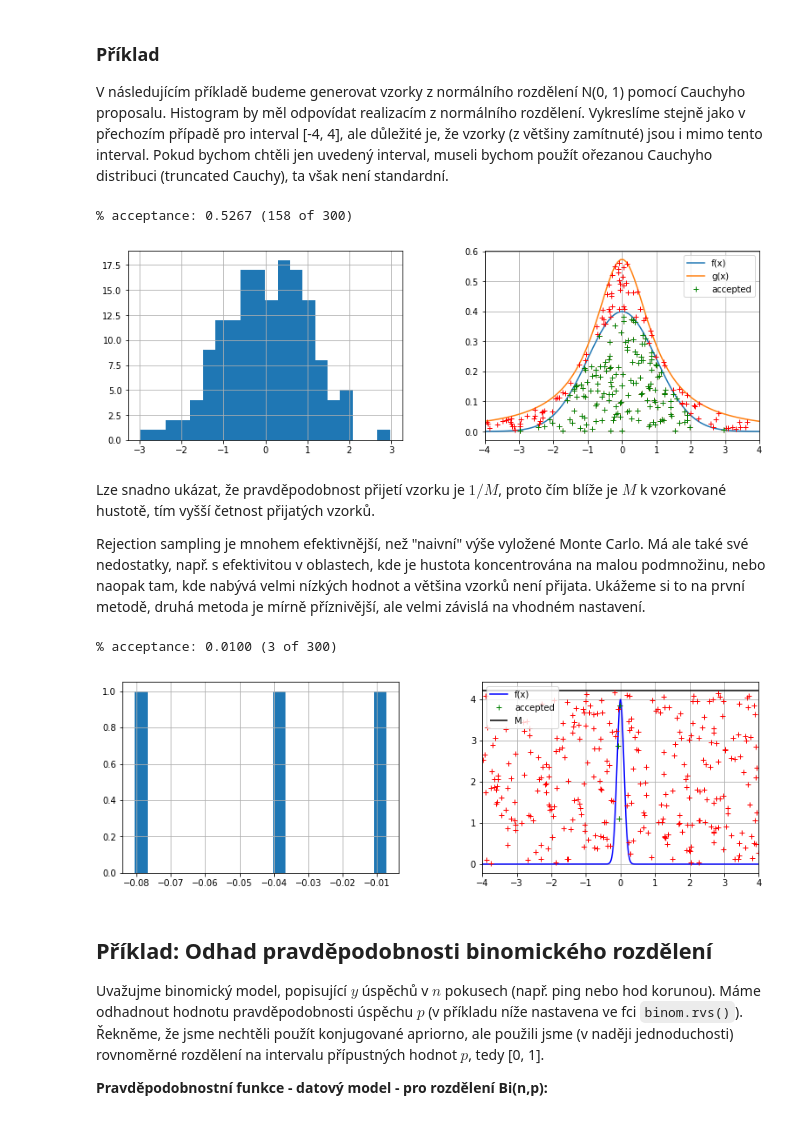
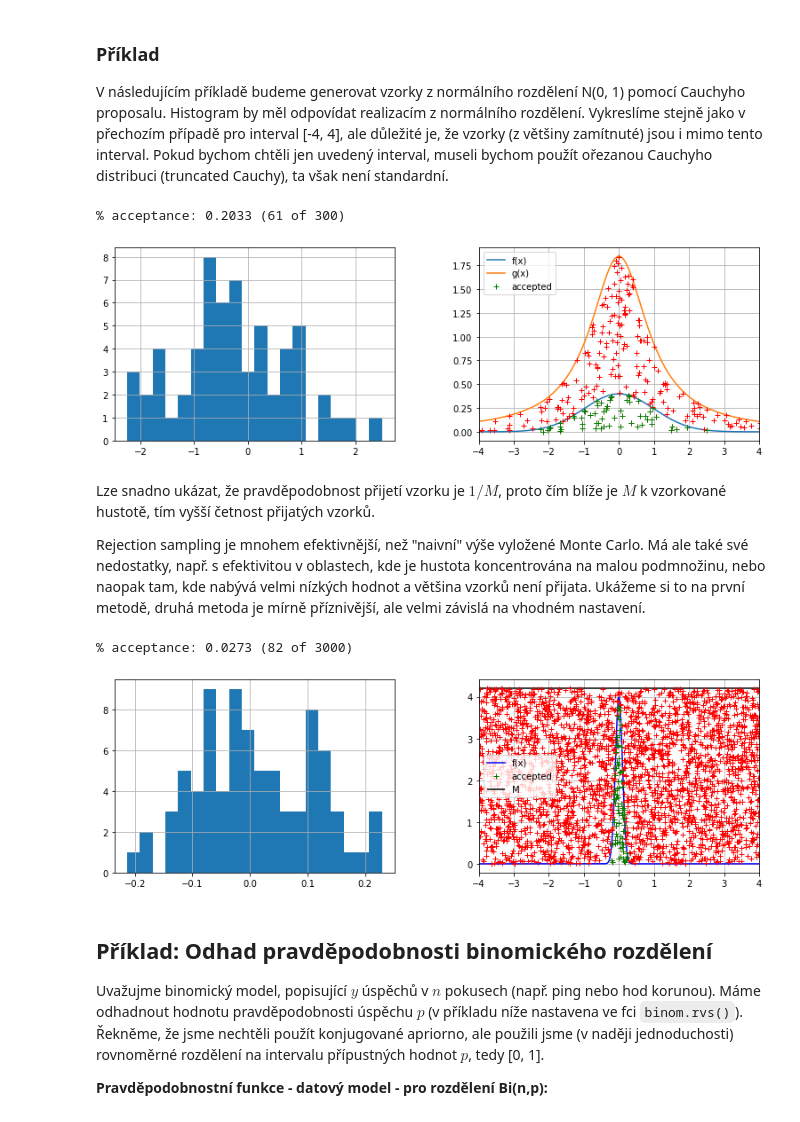
Before and after one commit to TaIos/bml, a Jupyter notebook: prednasky/Monte_Carlo_uvod_KD.ipynb, the cells around one changed output. Saved outputs shown, nothing was run; the diff lists cells and outputs as text; code cells hidden in the pictures.

```diff
--- a/prednasky/Monte_Carlo_uvod_KD.ipynb
+++ b/prednasky/Monte_Carlo_uvod_KD.ipynb
@@ -208,7 +208,7 @@ $$
 V následujícím příkladě budeme generovat vzorky z normálního rozdělení N(0, 1) pomocí Cauchyho proposalu. Histogram by měl odpovídat realizacím z normálního rozdělení. Vykreslíme stejně jako v přechozím případě pro interval [-4, 4], ale důležité je, že vzorky (z většiny zamítnuté) jsou i mimo tento interval. Pokud bychom chtěli jen uvedený interval, museli bychom použít ořezanou Cauchyho distribuci (truncated Cauchy), ta však není standardní.
 # %%
 nsamples = 300     ### Number of samples
-M = 1.8            ### M
+M = 5.8            ### M
 
 samples_u = np.random.uniform(low=0., high=1., size=nsamples)  # uniform samples
 samples_x = cauchy.rvs(size=nsamples)                          # proposal samples
@@ -230,37 +230,37 @@ plt.xlim(-4, 4)
 plt.legend()
 plt.show()
 # %% [output]
-% acceptance: 0.5267 (158 of 300)
+% acceptance: 0.2033 (61 of 300)
-[figure, old version]
+[figure, new version]
 # %% [markdown]
 Lze snadno ukázat, že pravděpodobnost přijetí vzorku je $1/M$, proto čím blíže je $M$ k vzorkované hustotě, tím vyšší četnost přijatých vzorků.
 
 Rejection sampling je mnohem efektivnější, než "naivní" výše vyložené Monte Carlo. Má ale také své nedostatky, např. s efektivitou v oblastech, kde je hustota koncentrována na malou podmnožinu, nebo naopak tam, kde nabývá velmi nízkých hodnot a většina vzorků není přijata. Ukážeme si to na první metodě, druhá metoda je mírně příznivější, ale velmi závislá na vhodném nastavení.
 # %%
-nsamples = 300     ### Number of samples
+nsamples = 3000     ### Number of samples
 M = 4.2            ### M
 
 samples_u = np.random.uniform(low=0., high=M, size=nsamples)   # uniform samples
 samples_x = np.random.uniform(-4, 4, size=nsamples)            # proposal samples
 fx = norm.pdf(samples_x, scale=.1)                             # value of f(x)
 accepted = np.where(samples_u < fx)[0]
 
 print("% acceptance: {0:.4f} ({1} of {2})".format(accepted.size/nsamples, accepted.size, nsamples))
 plt.figure(figsize=(13, 4))
 plt.subplot(121)
 plt.hist(samples_x[accepted], bins=20)
 plt.subplot(122)
 x = np.linspace(-4, 4, 1000)
 plt.plot(x, norm.pdf(x, scale=.1), 'b', label='f(x)')
 plt.hlines(M, x.min(), x.max(), label='M')
 plt.plot(samples_x, samples_u, 'r+')
 plt.plot(samples_x[accepted], samples_u[accepted], 'g+', label='accepted')
 plt.xlim(-4, 4)
 plt.legend()
 plt.show()
 # %% [output]
-% acceptance: 0.0100 (3 of 300)
+% acceptance: 0.0273 (82 of 3000)
-[figure, old version]
+[figure, new version]
 # %% [markdown]
 ## Příklad: Odhad pravděpodobnosti binomického rozdělení
 
```
Also changed, not shown: parts of 11 cells of this notebook, 2 other files.
